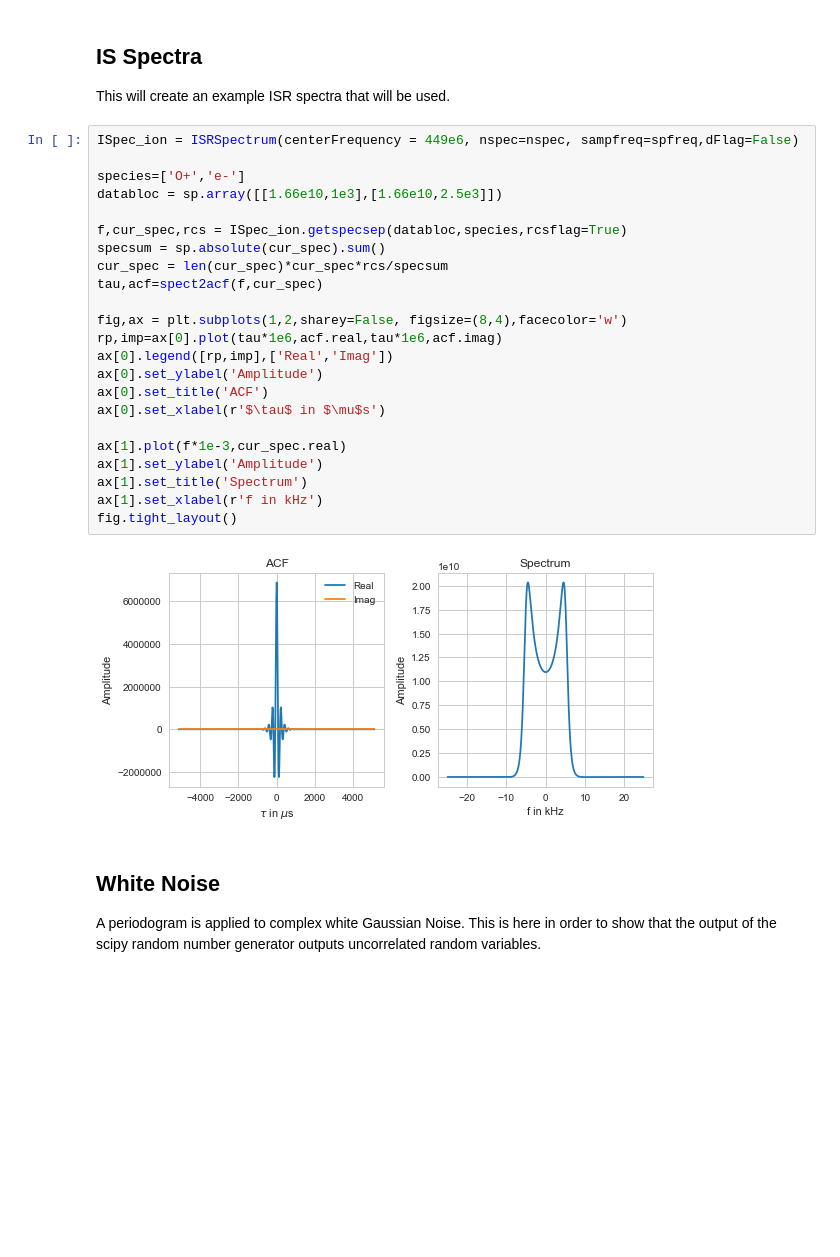
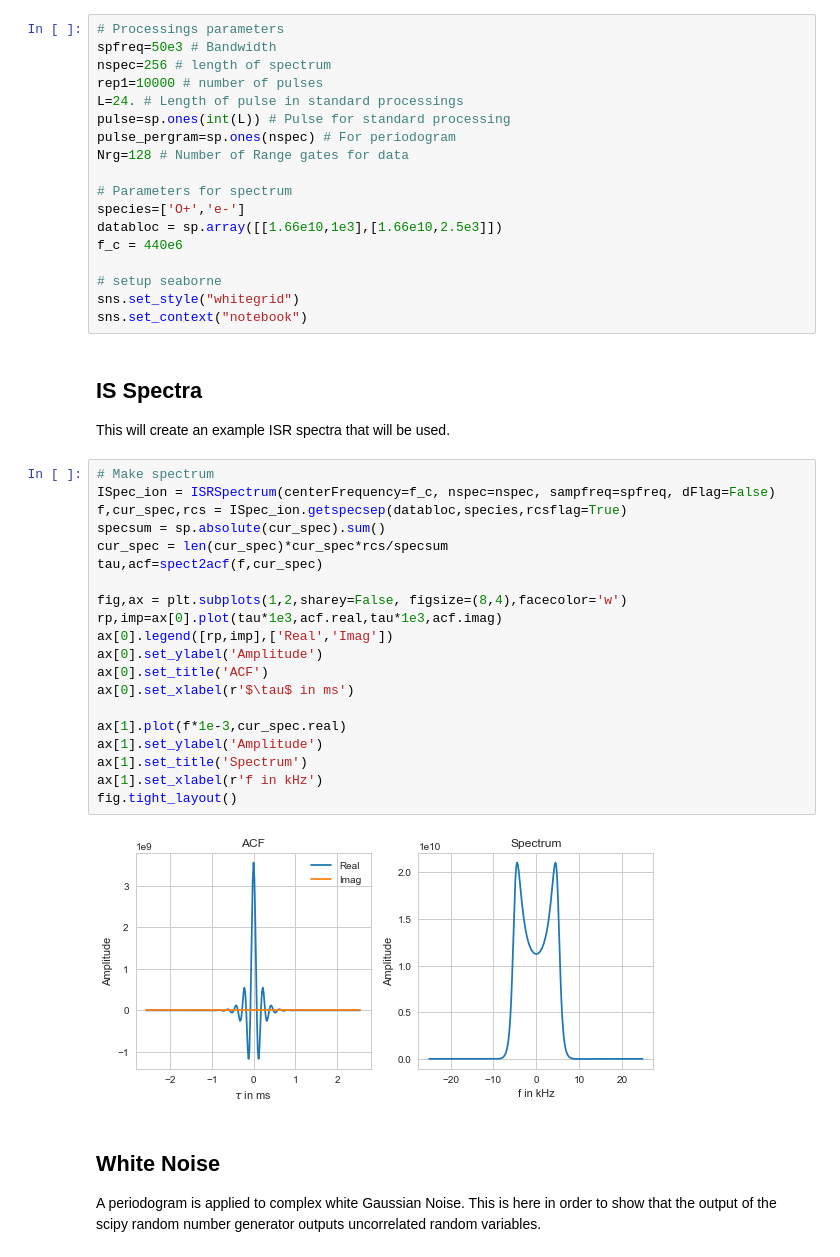
Before and after one commit to jswoboda/SimISR, a Jupyter notebook: ExampleNotebooks/SpecEstimator.ipynb, the cells around one changed output. Drawn from its saved outputs; the diff is of its cells as text; blank space fills up the shorter version.

```diff
--- a/ExampleNotebooks/SpecEstimator.ipynb
+++ b/ExampleNotebooks/SpecEstimator.ipynb
@@ -27,31 +20,46 @@ sns.set_context("notebook")
+# %%
+# Processings parameters
+spfreq=50e3 # Bandwidth
+nspec=256 # length of spectrum
+rep1=10000 # number of pulses
+L=24. # Length of pulse in standard processings
+pulse=sp.ones(int(L)) # Pulse for standard processing
+pulse_pergram=sp.ones(nspec) # For periodogram
+Nrg=128 # Number of Range gates for data
+
+# Parameters for spectrum
+species=['O+','e-']
+databloc = sp.array([[1.66e10,1e3],[1.66e10,2.5e3]])
+f_c = 440e6
+
+# setup seaborne
+sns.set_style("whitegrid")
+sns.set_context("notebook")
 # %% [markdown]
 ## IS Spectra
 This will create an example ISR spectra that will be used.
 # %%
-ISpec_ion = ISRSpectrum(centerFrequency = 449e6, nspec=nspec, sampfreq=spfreq,dFlag=False)
-
-species=['O+','e-']
-databloc = sp.array([[1.66e10,1e3],[1.66e10,2.5e3]])
-
+# Make spectrum
+ISpec_ion = ISRSpectrum(centerFrequency=f_c, nspec=nspec, sampfreq=spfreq, dFlag=False)
 f,cur_spec,rcs = ISpec_ion.getspecsep(databloc,species,rcsflag=True)
 specsum = sp.absolute(cur_spec).sum()
 cur_spec = len(cur_spec)*cur_spec*rcs/specsum
 tau,acf=spect2acf(f,cur_spec)
 
 fig,ax = plt.subplots(1,2,sharey=False, figsize=(8,4),facecolor='w')
-rp,imp=ax[0].plot(tau*1e6,acf.real,tau*1e6,acf.imag)
+rp,imp=ax[0].plot(tau*1e3,acf.real,tau*1e3,acf.imag)
 ax[0].legend([rp,imp],['Real','Imag'])
 ax[0].set_ylabel('Amplitude')
 ax[0].set_title('ACF')
-ax[0].set_xlabel(r'$\tau$ in $\mu$s')
+ax[0].set_xlabel(r'$\tau$ in ms')
 
 ax[1].plot(f*1e-3,cur_spec.real)
 ax[1].set_ylabel('Amplitude')
 ax[1].set_title('Spectrum')
 ax[1].set_xlabel(r'f in kHz')
 fig.tight_layout()
 # %% [output]
-[figure, old version]
+[figure, new version]
 # %% [markdown]
 ## White Noise
 A periodogram is applied to complex white Gaussian Noise. This is here in order to show that the output of the scipy random number generator outputs uncorrelated random variables.
```
Also changed, not shown: parts of 6 cells of this notebook, 2 other files.
